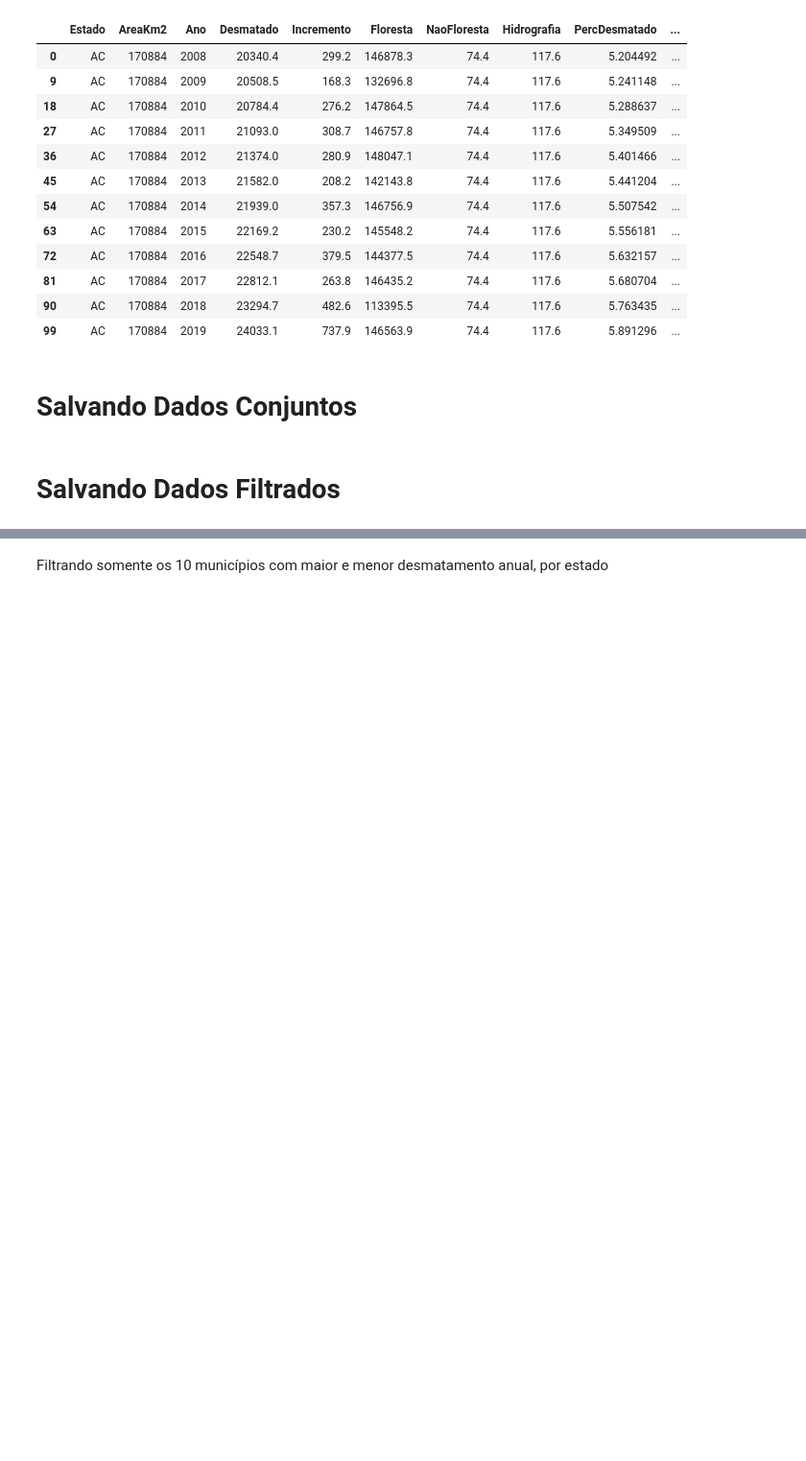
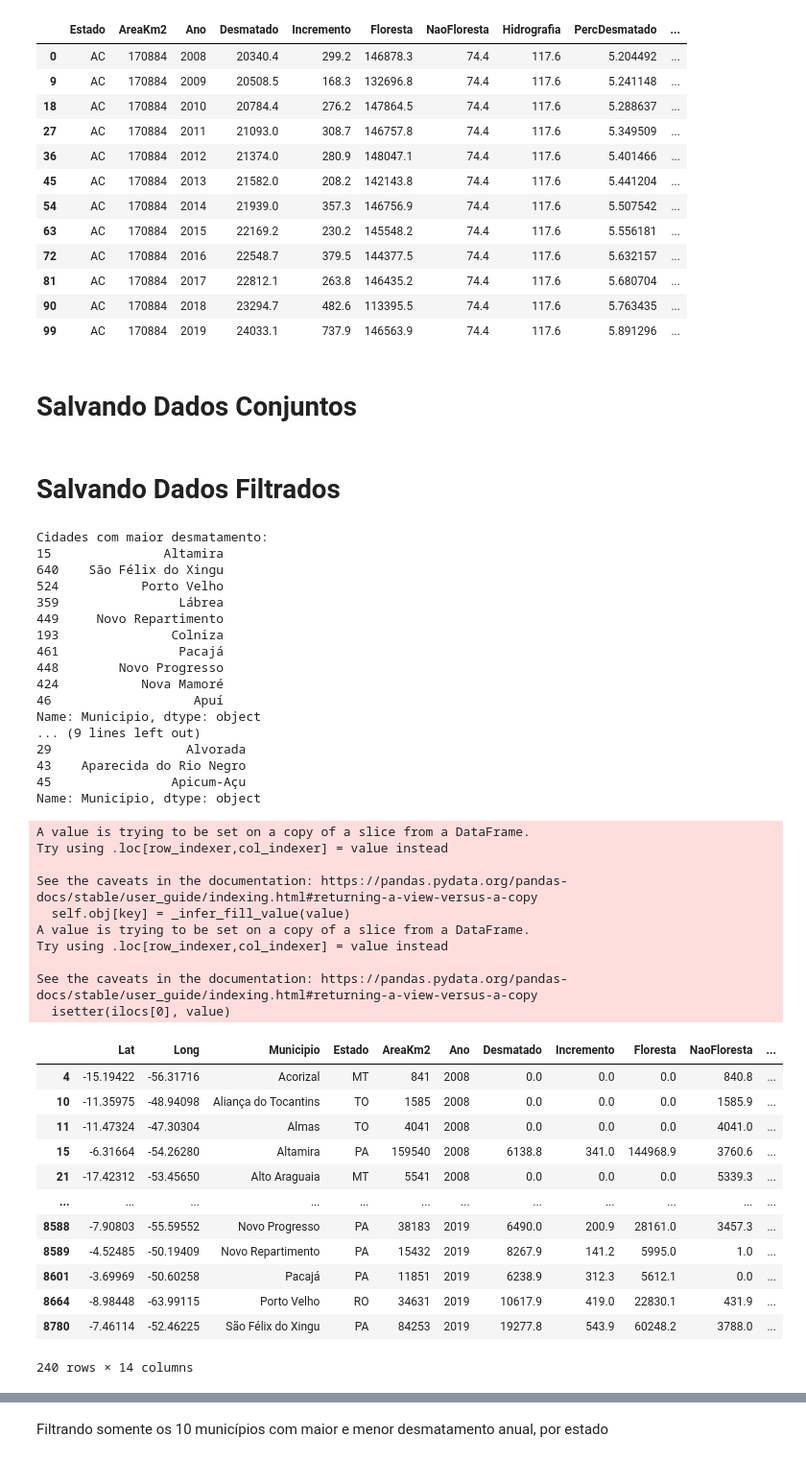
Before and after one commit to george-gca/MO826_IA368_CF044, a Jupyter notebook: notebooks/Pré_Processamento_Juntando_os_Dados.ipynb, the cells around one changed output, grey strips where cells are left out. Shown at 96% size. Cells and saved outputs as stored; diff of their text form; code cells hidden in the pictures; blank space fills up the shorter version.

Commit message:
Atualizados todos os notebook
Signed-off-by: George Correa de Araujo <george.gcac@gmail.com>

```diff
--- a/notebooks/Pré_Processamento_Juntando_os_Dados.ipynb
+++ b/notebooks/Pré_Processamento_Juntando_os_Dados.ipynb
@@ -191,6 +191,13 @@ df_desmat[df_desmat.Municipio.duplicated()]
 | 645 | -9.00182 | -47.86311 | Bom Jesus do Tocantins | TO | 1338 | 6.3 | 0.0 | 8.1 | ... |
 | 702 | -3.06101 | -45.77225 | Araguanã | MA | 811 | 756.8 | 7.0 | 53.5 | ... |
 # %%
+rows = []
 for city in df_desmat[df_desmat.Municipio.duplicated()].Municipio:
-  print(f'{df_desmat[df_desmat.Municipio == city][df_desmat.columns[:4]]}\n')
+  df = df_desmat[df_desmat.Municipio == city][df_desmat.columns[:4]]
+  columns = df.columns
+
+  for _, row in df.iterrows():
+    rows.append({c: row[c] for c in columns})
+
+print(f'{tabulate(rows, headers="keys", tablefmt="github")}\n\n')
 # %% [output]
@@ -283,6 +283,13 @@ Dados de desmatamento depois: 745
 # %% [markdown]
 Ainda há 5 municípios a mais em desmatamento. Provavelmente são os municípios de mesmo nome. Vamos confirmar.
 # %%
+rows = []
 for city in df_desmat_clean[df_desmat_clean.Municipio.duplicated()].Municipio:
-  print(f'{df_desmat_clean[df_desmat_clean.Municipio == city][df_desmat_clean.columns[:4]]}\n')
+  df = df_desmat_clean[df_desmat_clean.Municipio == city][df_desmat_clean.columns[:4]]
+  columns = df.columns
+
+  for _, row in df.iterrows():
+    rows.append({c: row[c] for c in columns})
+
+print(f'{tabulate(rows, headers="keys", tablefmt="github")}\n\n')
 # %% [output]
@@ -536,3 +536,64 @@ df_states.to_csv('dados_conjuntos_estado.csv', index=False)
 df_states_alt.to_csv('dados_conjuntos_estado_col_ano.csv', index=False)
 # %% [markdown]
 # Salvando Dados Filtrados
+# %%
+# remove todo mundo que já foi 100% desmatado em 2008 e não tem mais área pra
+# desmatar antes do último ano da análise
+df_aux = df_all.loc[(df_all.PercDesmatado2008 < 0.6) & (df_all.PercDesmatado2018 < 1),:]
+
+# filtra os 10 municípios com maior e menor diferença de área desmatada até então
+# (acumulativo) entre 2008 e 2019
+df_aux.loc[:,'Acúmulo de Desmatamento'] = df_aux.Desmatado2019 - df_aux.Desmatado2008
+highest_deforestations_cities = df_aux.nlargest(10, f'Acúmulo de Desmatamento').Municipio
+lowest_deforestations_cities = df_aux.nsmallest(10, f'Acúmulo de Desmatamento').Municipio
+
+print(f'Cidades com maior desmatamento:\n{highest_deforestations_cities}')
+print(f'\nCidades com menor desmatamento:\n{lowest_deforestations_cities}')
+
+df_filtered = df_all_alt[
+                         (df_all_alt.Municipio.isin(highest_deforestations_cities)) |
+                         (df_all_alt.Municipio.isin(lowest_deforestations_cities))
+                         ]
+
+df_filtered
+# %% [output]
+Cidades com maior desmatamento:
+15               Altamira
+640    São Félix do Xingu
+524           Porto Velho
+359                Lábrea
+449     Novo Repartimento
+193               Colniza
+461                Pacajá
+448        Novo Progresso
+424           Nova Mamoré
+46                   Apuí
+Name: Municipio, dtype: object
+... (9 lines left out)
+29                  Alvorada
+43    Aparecida do Rio Negro
+45                Apicum-Açu
+Name: Municipio, dtype: object
+A value is trying to be set on a copy of a slice from a DataFrame.
+Try using .loc[row_indexer,col_indexer] = value instead
+
+See the caveats in the documentation: https://pandas.pydata.org/pandas-docs/stable/user_guide/indexing.html#returning-a-view-versus-a-copy
+  self.obj[key] = _infer_fill_value(value)
+A value is trying to be set on a copy of a slice from a DataFrame.
+Try using .loc[row_indexer,col_indexer] = value instead
+
+See the caveats in the documentation: https://pandas.pydata.org/pandas-docs/stable/user_guide/indexing.html#returning-a-view-versus-a-copy
+  isetter(ilocs[0], value)
+|  | Lat | Long | Municipio | Estado | AreaKm2 | Ano | Desmatado | Incremento | Floresta | NaoFloresta | ... |
+| 4 | -15.19422 | -56.31716 | Acorizal | MT | 841 | 2008 | 0.0 | 0.0 | 0.0 | 840.8 | ... |
+| 10 | -11.35975 | -48.94098 | Aliança do Tocantins | TO | 1585 | 2008 | 0.0 | 0.0 | 0.0 | 1585.9 | ... |
+| 11 | -11.47324 | -47.30304 | Almas | TO | 4041 | 2008 | 0.0 | 0.0 | 0.0 | 4041.0 | ... |
+| 15 | -6.31664 | -54.26280 | Altamira | PA | 159540 | 2008 | 6138.8 | 341.0 | 144968.9 | 3760.6 | ... |
+| 21 | -17.42312 | -53.45650 | Alto Araguaia | MT | 5541 | 2008 | 0.0 | 0.0 | 0.0 | 5339.3 | ... |
+| ... | ... | ... | ... | ... | ... | ... | ... | ... | ... | ... | ... |
+| 8588 | -7.90803 | -55.59552 | Novo Progresso | PA | 38183 | 2019 | 6490.0 | 200.9 | 28161.0 | 3457.3 | ... |
+| 8589 | -4.52485 | -50.19409 | Novo Repartimento | PA | 15432 | 2019 | 8267.9 | 141.2 | 5995.0 | 1.0 | ... |
+| 8601 | -3.69969 | -50.60258 | Pacajá | PA | 11851 | 2019 | 6238.9 | 312.3 | 5612.1 | 0.0 | ... |
+| 8664 | -8.98448 | -63.99115 | Porto Velho | RO | 34631 | 2019 | 10617.9 | 419.0 | 22830.1 | 431.9 | ... |
+| 8780 | -7.46114 | -52.46225 | São Félix do Xingu | PA | 84253 | 2019 | 19277.8 | 543.9 | 60248.2 | 3788.0 | ... |
+240 rows × 14 columns
```
Also changed, not shown: parts of 9 cells of this notebook, 1 other file.
